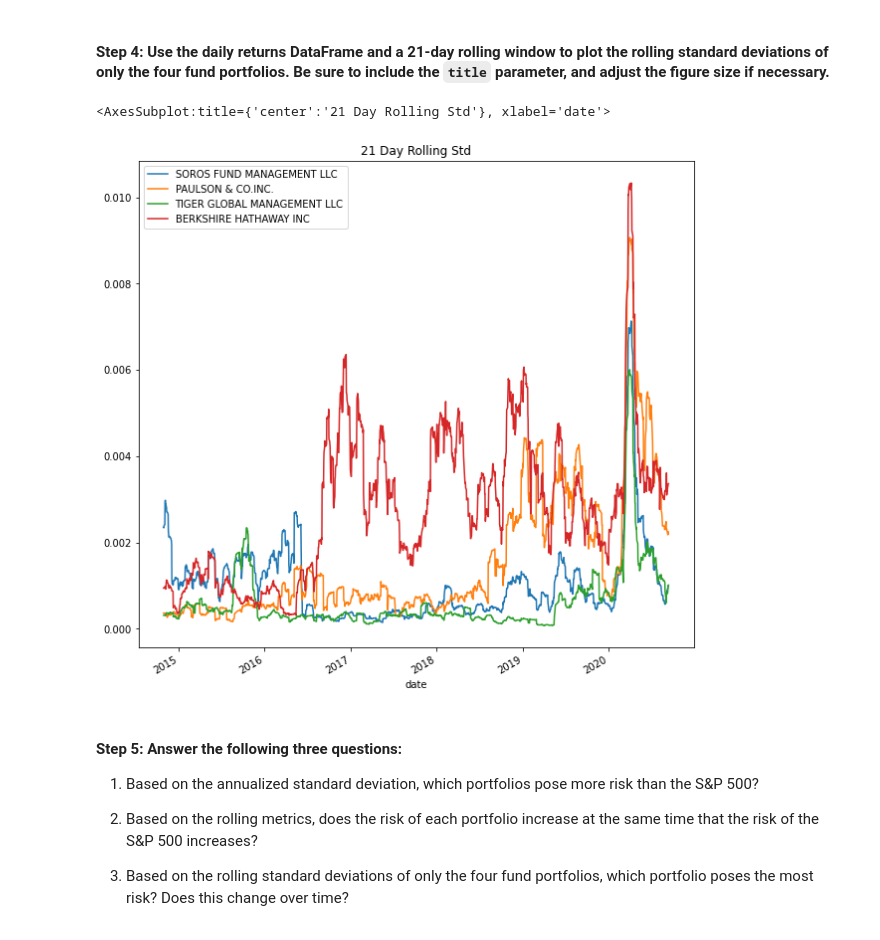
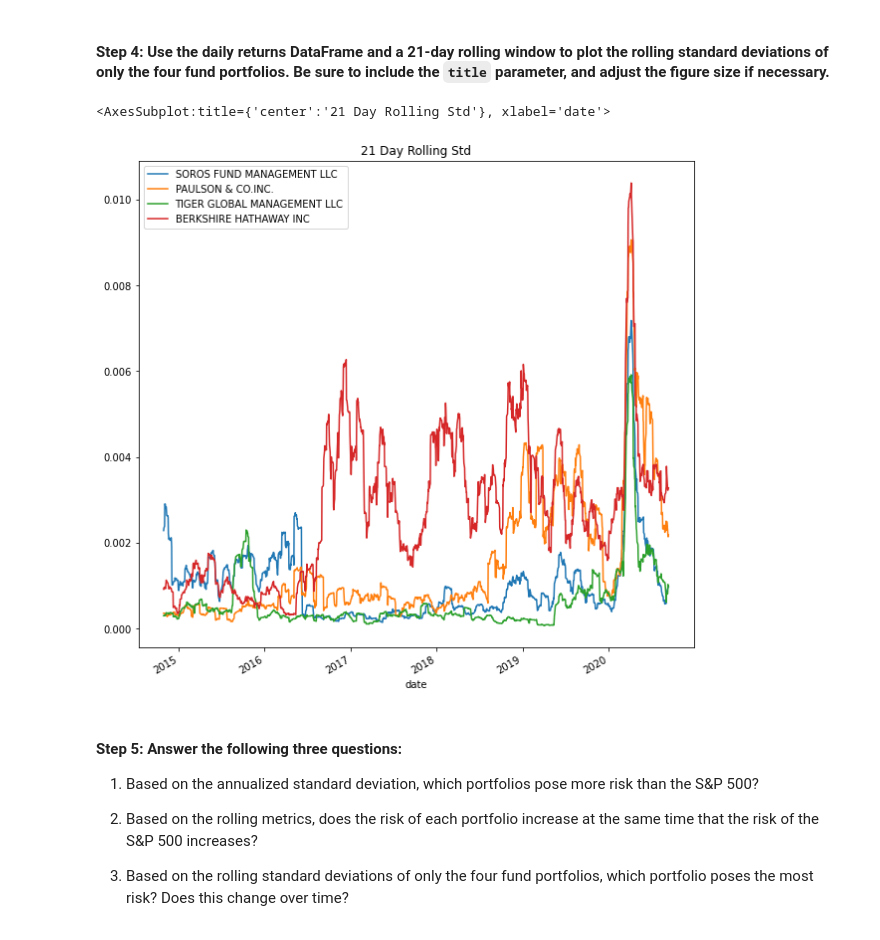
Before and after one commit to mimisull/Challenge-4, a Jupyter notebook: risk_return_analysis.ipynb, the cells around one changed output. Cells and saved outputs as stored; diff of their text form; code cells hidden in the pictures.

```diff
--- a/risk_return_analysis.ipynb
+++ b/risk_return_analysis.ipynb
@@ -268,11 +268,11 @@ whale_nav_std_20.plot(figsize=(10,10), title="21 Day Rolling Std")
 # %%
 # Using the daily return data and a 21-day rolling window, plot the rolling standard deviation of just the 4 portfolios.
 # Include a title parameter and adjust the figure size
-whale_nav_std_20 = whale_nav_daily_returns.drop(columns='S&P 500').rolling(window=20).std()
+whale_nav_std_20 = whale_nav_daily_returns.drop(columns='S&P 500').rolling(window=21).std()
 whale_nav_std_20.plot(figsize=(10,10), title="21 Day Rolling Std")
 # %% [output]
 <AxesSubplot:title={'center':'21 Day Rolling Std'}, xlabel='date'>
-[figure, old version]
+[figure, new version]
 # %% [markdown]
 #### Step 5: Answer the following three questions:
 
```
Also changed, not shown: parts of 14 cells of this notebook.
